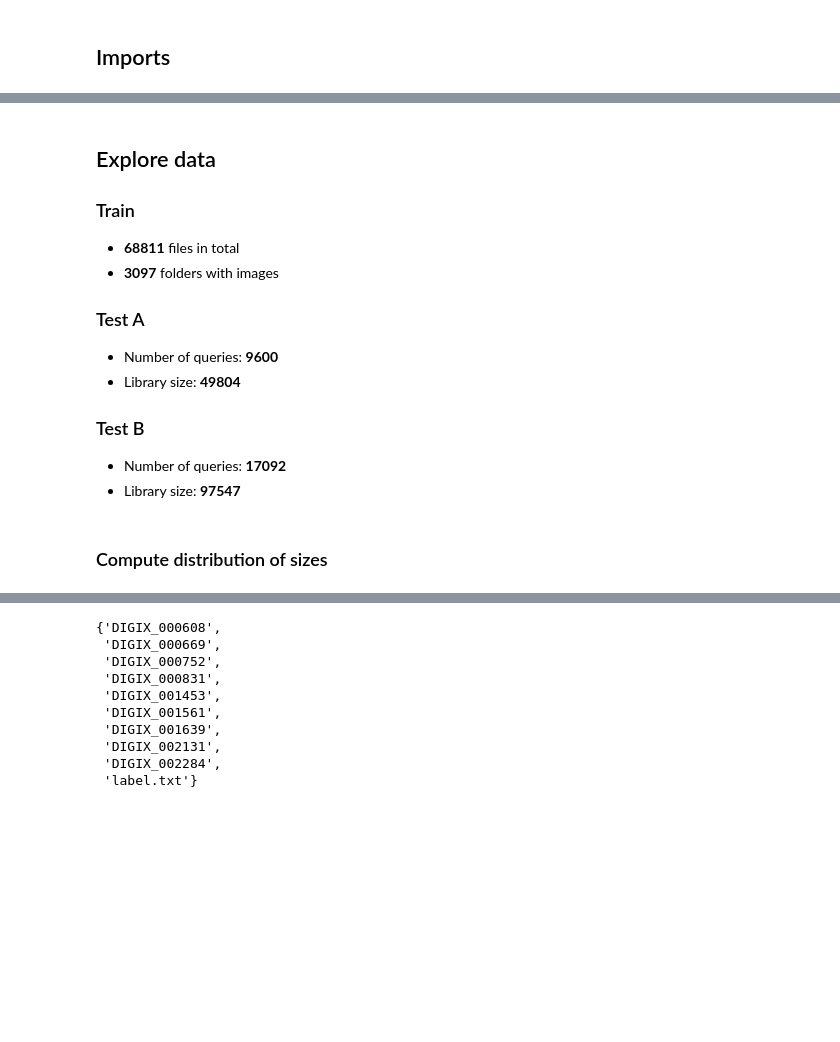
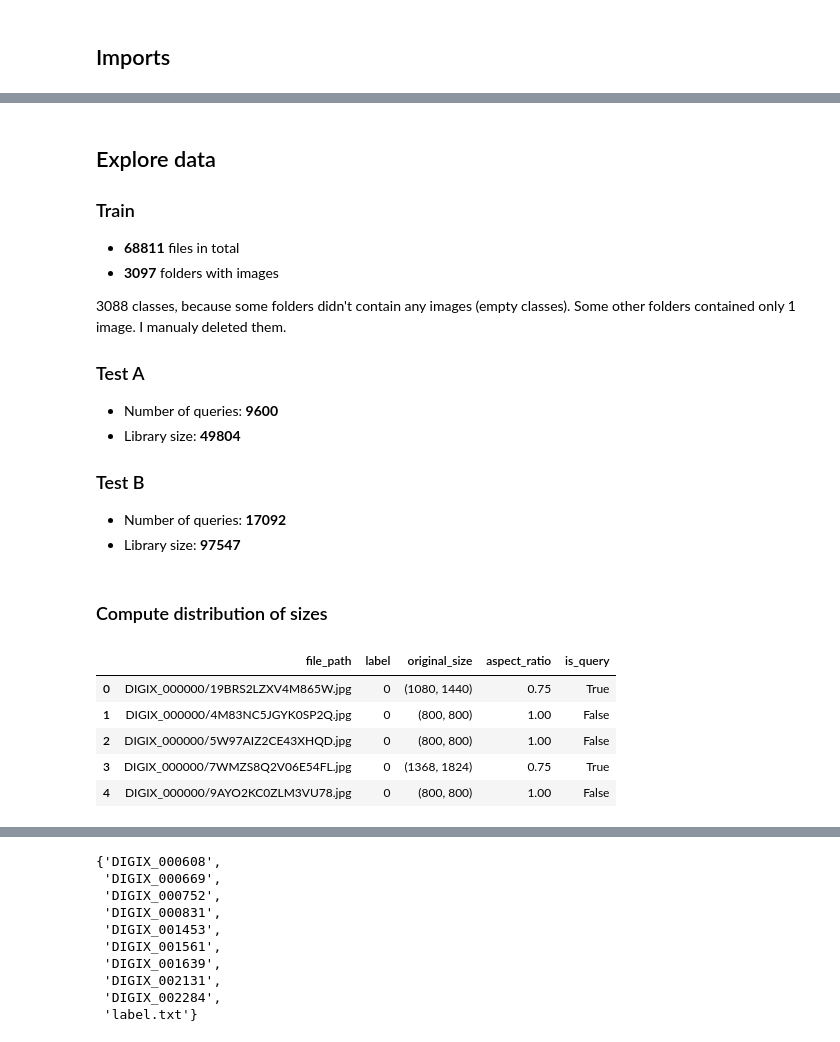
Before and after one commit to zakajd/huawei2020, a Jupyter notebook: notebooks/1_EDA_Jamil.ipynb, the cells around one changed output, grey strips where cells are left out. Drawn from its saved outputs; the diff is of its cells as text; code cells hidden in the pictures; blank space fills up the shorter version.

```diff
--- a/notebooks/1_EDA_Jamil.ipynb
+++ b/notebooks/1_EDA_Jamil.ipynb
@@ -42,6 +43,8 @@ data     preprocess.py  requirements.txt  train_catalyst.py
 ### Train
 - **68811** files in total
 - **3097** folders with images
+
+3088 classes, because some folders didn't contain any images (empty classes). Some other folders contained only 1 image. I manualy deleted them.
 
 ### Test A
 - Number of queries: **9600**
@@ -52,3 +55,13 @@ data     preprocess.py  requirements.txt  train_catalyst.py
 - Library size: **97547**
 # %% [markdown]
 ### Compute distribution of sizes
+# %%
+df = pd.read_csv("data/interim/train_val.csv")
+df.head()
+# %% [output]
+|  | file_path | label | original_size | aspect_ratio | is_query |
+| 0 | DIGIX_000000/19BRS2LZXV4M865W.jpg | 0 | (1080, 1440) | 0.75 | True |
+| 1 | DIGIX_000000/4M83NC5JGYK0SP2Q.jpg | 0 | (800, 800) | 1.00 | False |
+| 2 | DIGIX_000000/5W97AIZ2CE43XHQD.jpg | 0 | (800, 800) | 1.00 | False |
+| 3 | DIGIX_000000/7WMZS8Q2V06E54FL.jpg | 0 | (1368, 1824) | 0.75 | True |
+| 4 | DIGIX_000000/9AYO2KC0ZLM3VU78.jpg | 0 | (800, 800) | 1.00 | False |
```
Also changed, not shown: parts of 17 cells of this notebook, 8 other files.
